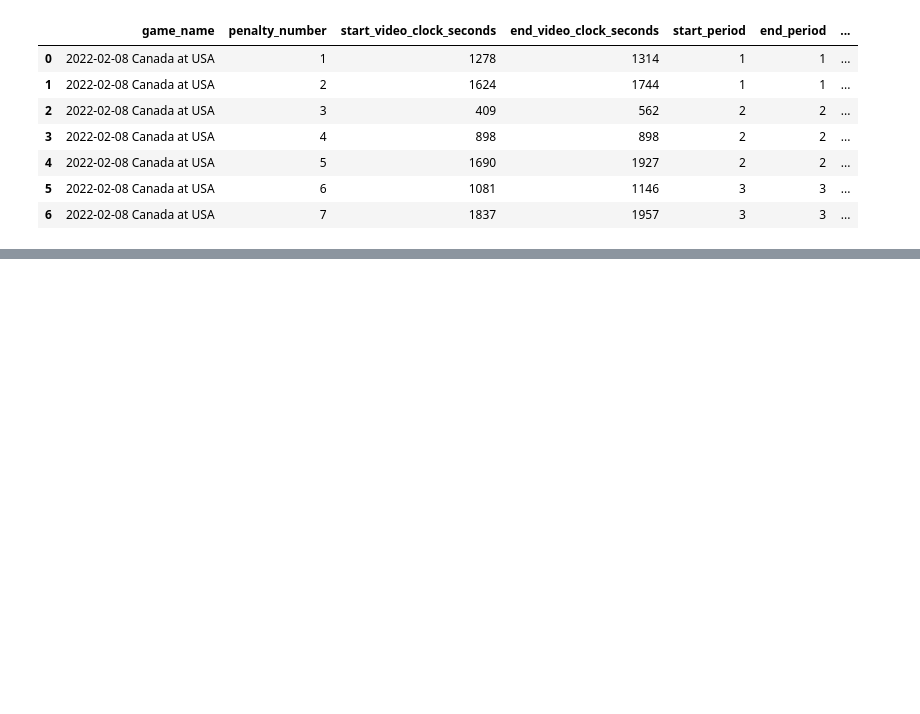
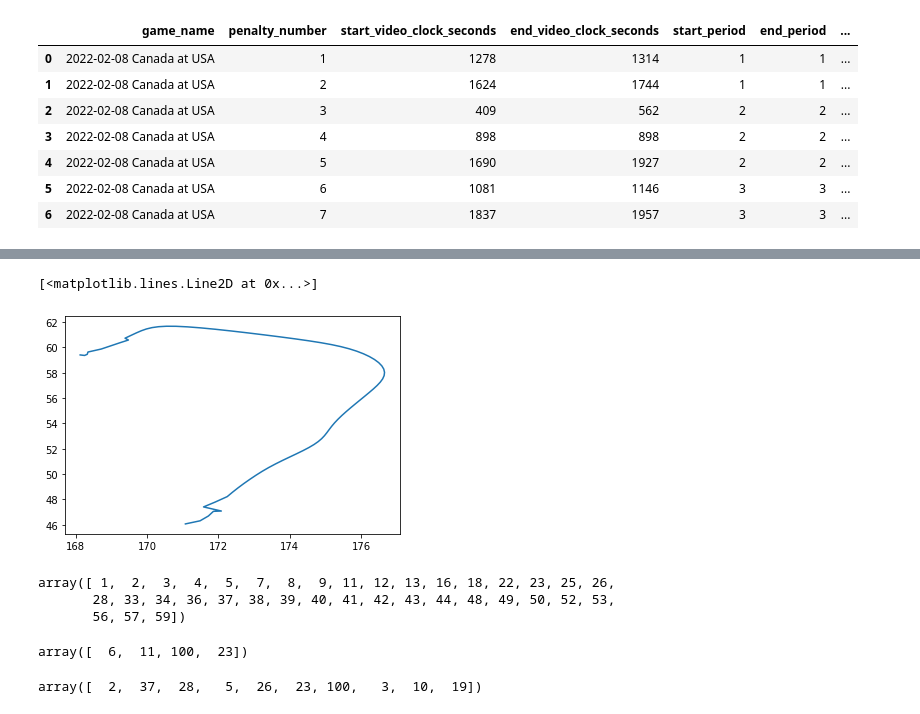
Before and after one commit to cerickson30/Big-Data-Cup-2022, a Jupyter notebook: code/EDA.ipynb, the cells around one changed output, grey strips where cells are left out. Saved outputs shown, nothing was run; the diff lists cells and outputs as text; code cells hidden in the pictures; blank space fills up the shorter version.

```diff
--- a/code/EDA.ipynb
+++ b/code/EDA.ipynb
@@ -124,0 +152,3 @@ get_power_play_events(game_pbp, 1)
+# %%
+player1 = tracking_df.loc[tracking_df.track_id == 1]
+player1
@@ -124,0 +169,19 @@ get_power_play_events(game_pbp, 1)
+# %%
+plt.plot(player1.x_ft, player1.y_ft)
+# %% [output]
+[<matplotlib.lines.Line2D at 0x...>]
+[figure, added]
+# %%
+tracking_df.track_id.unique()
+# %% [output]
+array([ 1,  2,  3,  4,  5,  7,  8,  9, 11, 12, 13, 16, 18, 22, 23, 25, 26,
+       28, 33, 34, 36, 37, 38, 39, 40, 41, 42, 43, 44, 48, 49, 50, 52, 53,
+       56, 57, 59])
+# %%
+tracking_df.loc[tracking_df.team_id == 'Light'].jersey_number.unique()
+# %% [output]
+array([  6,  11, 100,  23])
+# %%
+tracking_df.loc[tracking_df.team_id == 'Dark'].jersey_number.unique()
+# %% [output]
+array([  2,  37,  28,   5,  26,  23, 100,   3,  10,  19])
```
Also changed, not shown: parts of 11 cells of this notebook.
